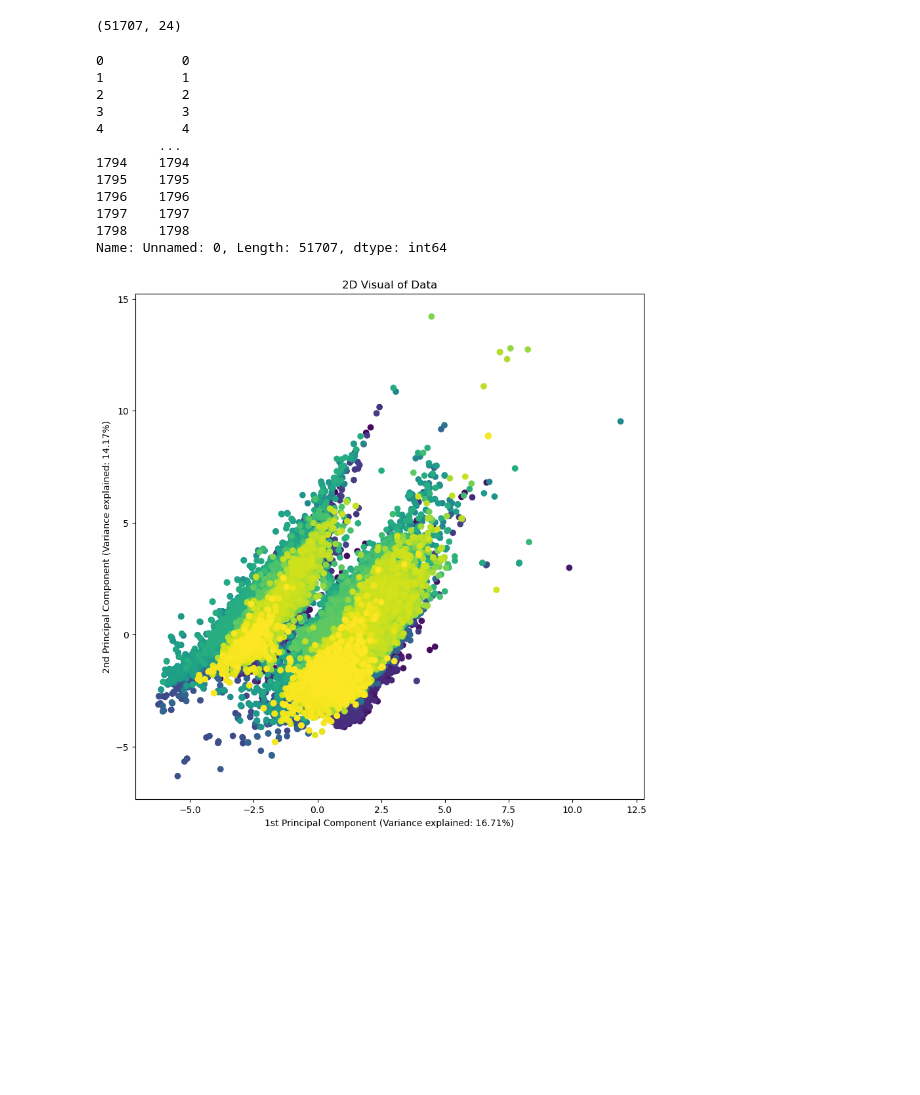
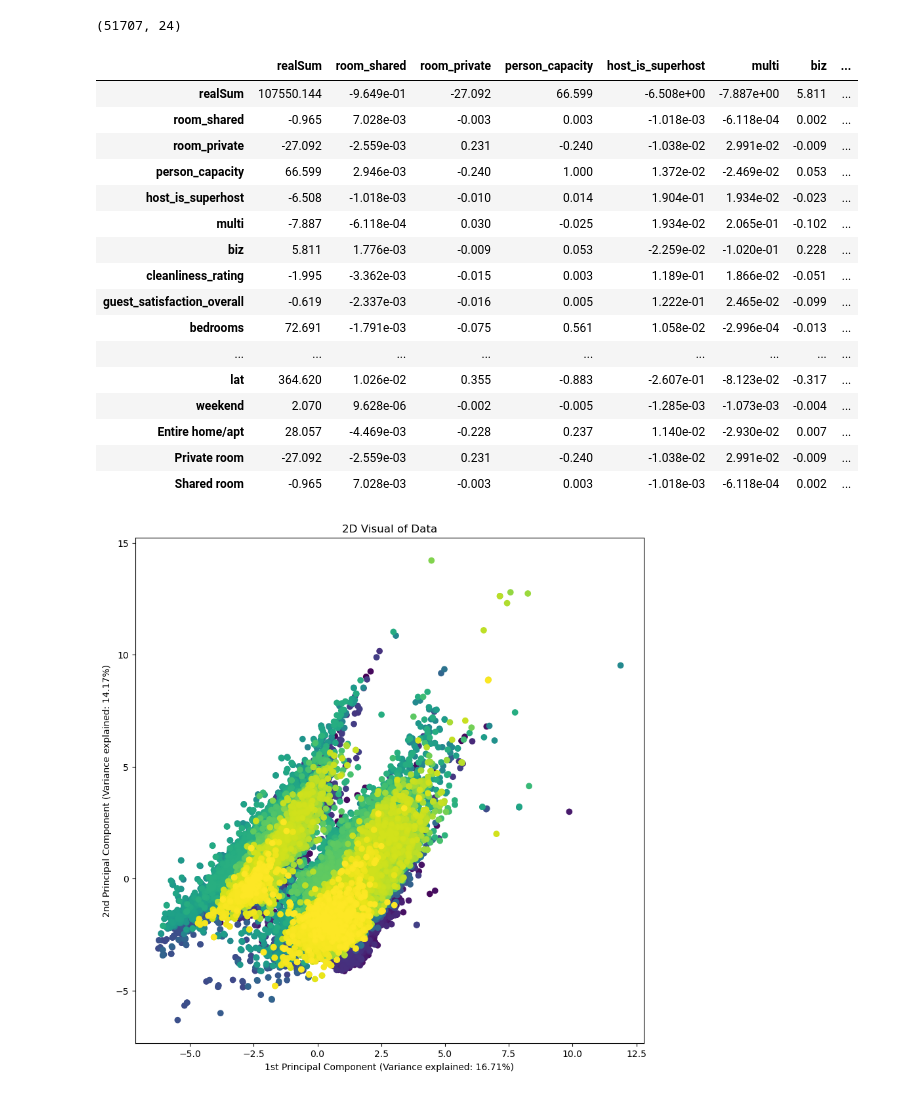
Before and after one commit to didiii-e/cs109a_final, a Jupyter notebook: final_proj_work.ipynb, the cells around one changed output. Drawn from its saved outputs; the diff is of its cells as text; code cells hidden in the pictures; blank space fills up the shorter version.

```diff
--- a/final_proj_work.ipynb
+++ b/final_proj_work.ipynb
@@ -86,10 +86,10 @@ scaled_all_countries.shape
 # %%
 #turning categorial variables into multiple indicator variables
 
-all_countries_df['room_type'].unique()
-dummies = pd.get_dummies(all_countries_df.room_type)
+scaled_all_countries['room_type'].unique()
+dummies = pd.get_dummies(scaled_all_countries.room_type)
 
-merged = pd.concat([all_countries_df, dummies], axis='columns')
+merged = pd.concat([scaled_all_countries, dummies], axis='columns')
 
 all_countries_df_final = merged.drop(['room_type'], axis='columns')
 all_countries_df_final.shape
@@ -97,27 +97,33 @@ all_countries_df_final.shape
 (51707, 24)
 # %%
 #calculating covariance
-col_names = ['Unnamed: 0', 'realSum', 'room_shared', 'room_private',
+col_names = ['realSum', 'room_shared', 'room_private',
        'person_capacity', 'host_is_superhost', 'multi', 'biz',
        'cleanliness_rating', 'guest_satisfaction_overall', 'bedrooms', 'dist',
        'metro_dist', 'attr_index', 'attr_index_norm', 'rest_index',
-       'rest_index_norm', 'lng', 'lat', 'weekend', 'country',
+       'rest_index_norm', 'lng', 'lat', 'weekend',
        'Entire home/apt', 'Private room', 'Shared room']
-all_countries_df_final['Unnamed: 0']
-#cov_matrix = all_countries_df_final.cov()
+cov_dat = all_countries_df_final[col_names]
+cov_matrix = cov_dat.cov()
+cov_matrix
 # %% [output]
-0          0
-1          1
-2          2
-3          3
-4          4
-        ...
-1794    1794
-1795    1795
-1796    1796
-1797    1797
-1798    1798
-Name: Unnamed: 0, Length: 51707, dtype: int64
+|  | realSum | room_shared | room_private | person_capacity | host_is_superhost | multi | biz | ... |
+| realSum | 107550.144 | -9.649e-01 | -27.092 | 66.599 | -6.508e+00 | -7.887e+00 | 5.811 | ... |
+| room_shared | -0.965 | 7.028e-03 | -0.003 | 0.003 | -1.018e-03 | -6.118e-04 | 0.002 | ... |
+| room_private | -27.092 | -2.559e-03 | 0.231 | -0.240 | -1.038e-02 | 2.991e-02 | -0.009 | ... |
+| person_capacity | 66.599 | 2.946e-03 | -0.240 | 1.000 | 1.372e-02 | -2.469e-02 | 0.053 | ... |
+| host_is_superhost | -6.508 | -1.018e-03 | -0.010 | 0.014 | 1.904e-01 | 1.934e-02 | -0.023 | ... |
+| multi | -7.887 | -6.118e-04 | 0.030 | -0.025 | 1.934e-02 | 2.065e-01 | -0.102 | ... |
+| biz | 5.811 | 1.776e-03 | -0.009 | 0.053 | -2.259e-02 | -1.020e-01 | 0.228 | ... |
+| cleanliness_rating | -1.995 | -3.362e-03 | -0.015 | 0.003 | 1.189e-01 | 1.866e-02 | -0.051 | ... |
+| guest_satisfaction_overall | -0.619 | -2.337e-03 | -0.016 | 0.005 | 1.222e-01 | 2.465e-02 | -0.099 | ... |
+| bedrooms | 72.691 | -1.791e-03 | -0.075 | 0.561 | 1.058e-02 | -2.996e-04 | -0.013 | ... |
+| ... | ... | ... | ... | ... | ... | ... | ... | ... |
+| lat | 364.620 | 1.026e-02 | 0.355 | -0.883 | -2.607e-01 | -8.123e-02 | -0.317 | ... |
+| weekend | 2.070 | 9.628e-06 | -0.002 | -0.005 | -1.285e-03 | -1.073e-03 | -0.004 | ... |
+| Entire home/apt | 28.057 | -4.469e-03 | -0.228 | 0.237 | 1.140e-02 | -2.930e-02 | 0.007 | ... |
+| Private room | -27.092 | -2.559e-03 | 0.231 | -0.240 | -1.038e-02 | 2.991e-02 | -0.009 | ... |
+| Shared room | -0.965 | 7.028e-03 | -0.003 | 0.003 | -1.018e-03 | -6.118e-04 | 0.002 | ... |
 # %%
 #applying PCA to the data to visualize data
 
```
